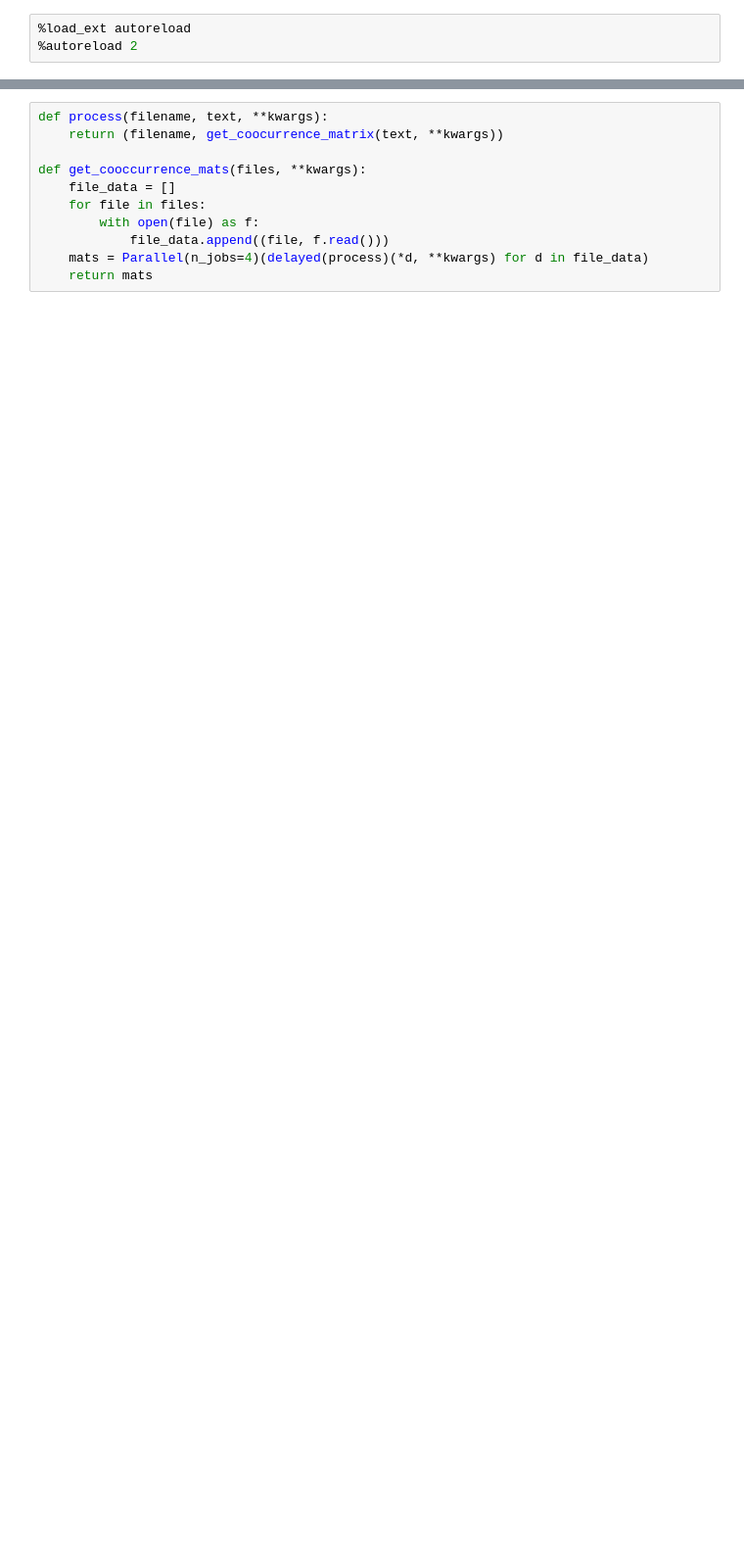
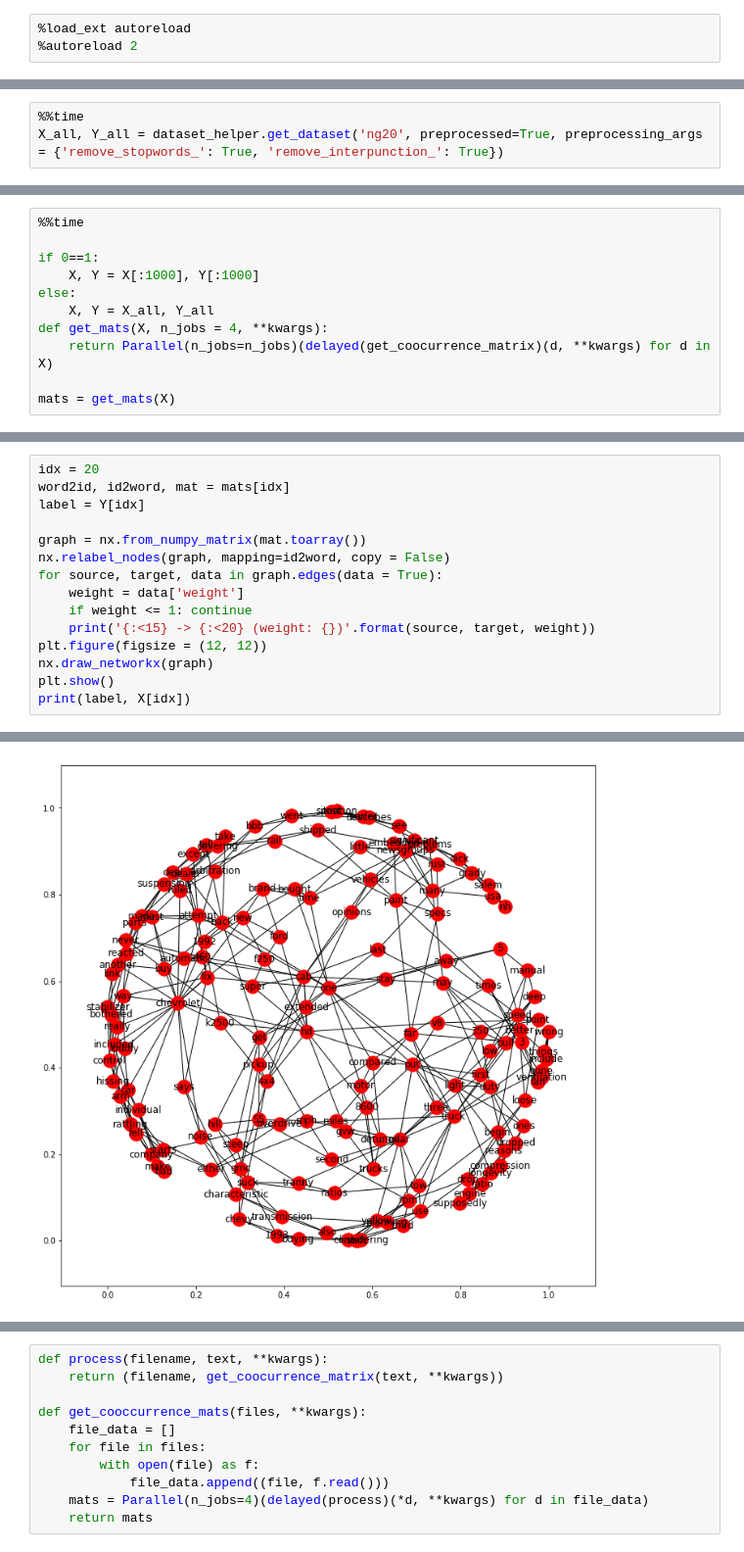
Before and after one commit to davidgengenbach/bachelor-thesis, a Jupyter notebook: code/co-occurence.ipynb, the cells around one changed output, grey strips where cells are left out. Shown at 98% size. Cells and saved outputs as stored; diff of their text form; blank space fills up the shorter version.

```diff
--- a/code/co-occurence.ipynb
+++ b/code/co-occurence.ipynb
@@ -12,0 +15,3 @@ from joblib import Parallel, delayed
+# %%
+%%time
+X_all, Y_all = dataset_helper.get_dataset('ng20', preprocessed=True, preprocessing_args = {'remove_stopwords_': True, 'remove_interpunction_': True})
@@ -12,0 +21,11 @@ from joblib import Parallel, delayed
+# %%
+%%time
+
+if 0==1:
+    X, Y = X[:1000], Y[:1000]
+else:
+    X, Y = X_all, Y_all
+def get_mats(X, n_jobs = 4, **kwargs):
+    return Parallel(n_jobs=n_jobs)(delayed(get_coocurrence_matrix)(d, **kwargs) for d in X)
+
+mats = get_mats(X)
@@ -12,0 +35,16 @@ from joblib import Parallel, delayed
+# %%
+idx = 20
+word2id, id2word, mat = mats[idx]
+label = Y[idx]
+
+graph = nx.from_numpy_matrix(mat.toarray())
+nx.relabel_nodes(graph, mapping=id2word, copy = False)
+for source, target, data in graph.edges(data = True):
+    weight = data['weight']
+    if weight <= 1: continue
+    print('{:<15} -> {:<20} (weight: {})'.format(source, target, weight))
+plt.figure(figsize = (12, 12))
+nx.draw_networkx(graph)
+plt.show()
+print(label, X[idx])
+# %% [output]
@@ -12,0 +64 @@ from joblib import Parallel, delayed
+[figure, added]
```
Also changed, not shown: parts of 9 cells of this notebook, 5 other files.
